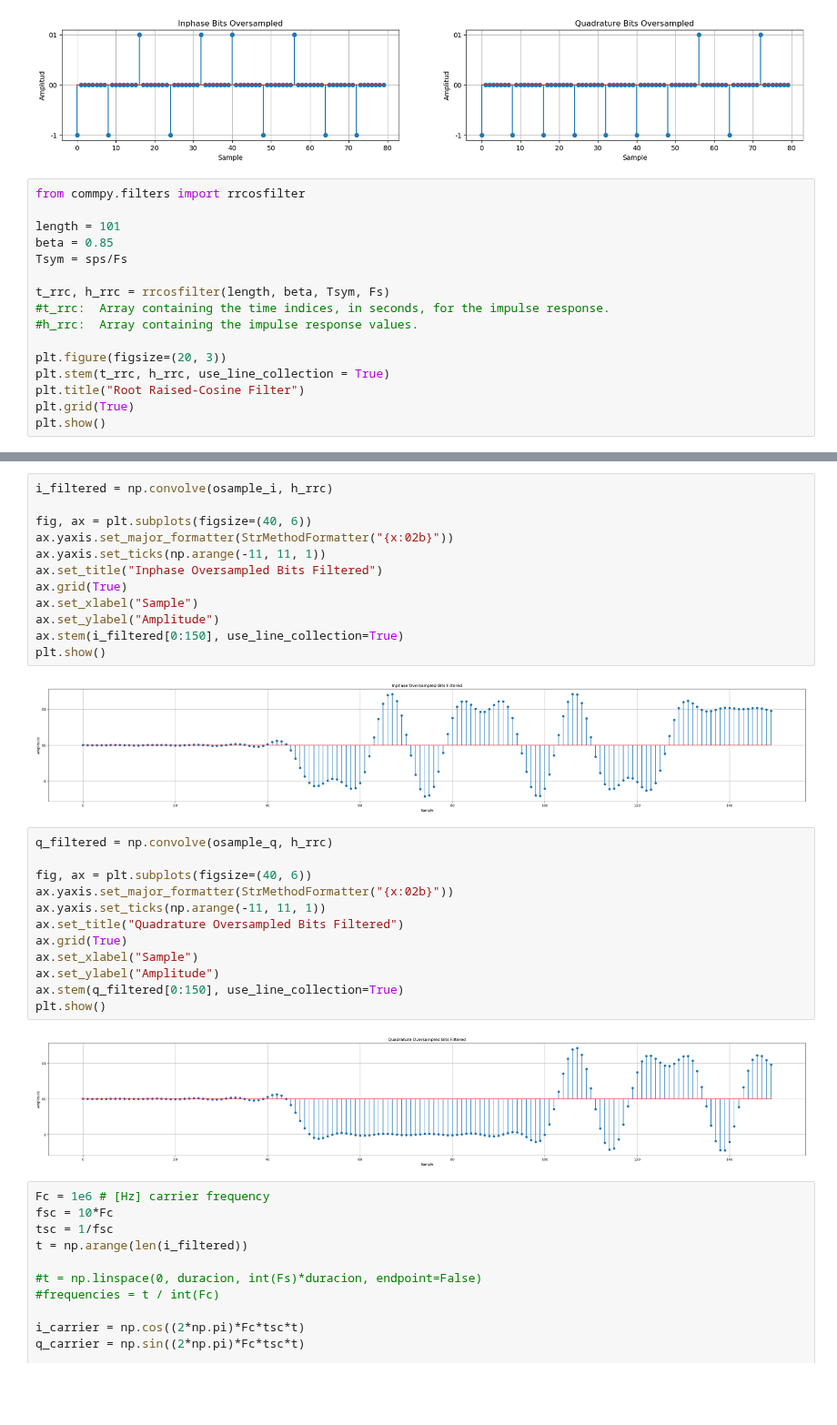
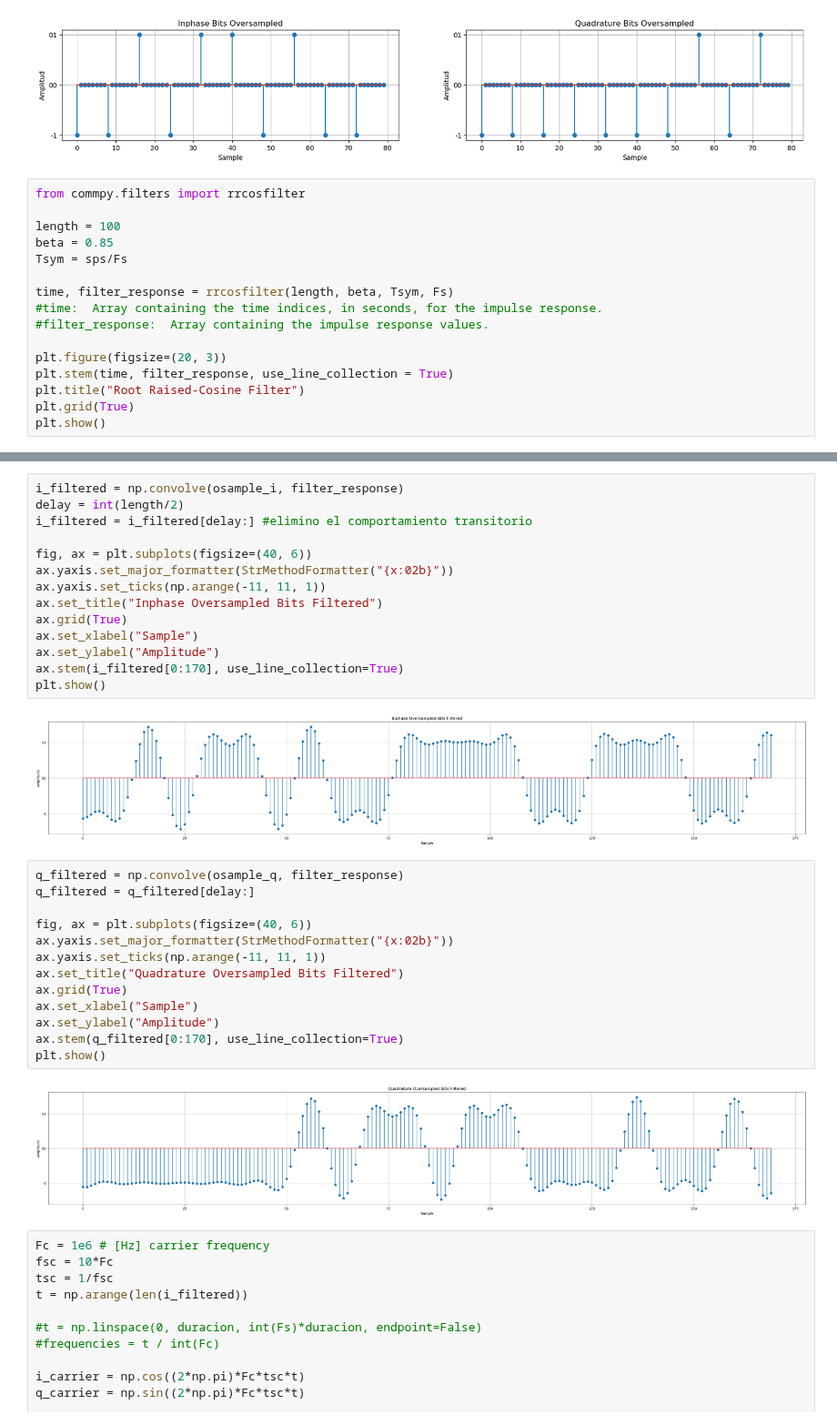
Before and after one commit to sofia-am/QPSK-8PSK-Simulation, a Jupyter notebook: notebook/sampling.ipynb, the cells around one changed output, grey strips where cells are left out. Shown at 91% size. Saved outputs shown, nothing was run; the diff lists cells and outputs as text; blank space fills up the shorter version.

Commit message:
fix: remove transient filter response

```diff
--- a/notebook/sampling.ipynb
+++ b/notebook/sampling.ipynb
@@ -78,16 +78,16 @@ plt.show()
 # %%
 from commpy.filters import rrcosfilter
 
-length = 101
+length = 100
 beta = 0.85
 Tsym = sps/Fs
 
-t_rrc, h_rrc = rrcosfilter(length, beta, Tsym, Fs)
-#t_rrc:  Array containing the time indices, in seconds, for the impulse response.
-#h_rrc:  Array containing the impulse response values.
+time, filter_response = rrcosfilter(length, beta, Tsym, Fs)
+#time:  Array containing the time indices, in seconds, for the impulse response.
+#filter_response:  Array containing the impulse response values.
 
 plt.figure(figsize=(20, 3))
-plt.stem(t_rrc, h_rrc, use_line_collection = True)
+plt.stem(time, filter_response, use_line_collection = True)
 plt.title("Root Raised-Cosine Filter")
 plt.grid(True)
 plt.show()
@@ -96,5 +96,7 @@ plt.show()
 # %%
-i_filtered = np.convolve(osample_i, h_rrc)
+i_filtered = np.convolve(osample_i, filter_response)
+delay = int(length/2)
+i_filtered = i_filtered[delay:] #elimino el comportamiento transitorio
 
 fig, ax = plt.subplots(figsize=(40, 6))
 ax.yaxis.set_major_formatter(StrMethodFormatter("{x:02b}"))
@@ -103,24 +105,25 @@ ax.set_title("Inphase Oversampled Bits Filtered")
 ax.grid(True)
 ax.set_xlabel("Sample")
 ax.set_ylabel("Amplitude")
-ax.stem(i_filtered[0:150], use_line_collection=True)
+ax.stem(i_filtered[0:170], use_line_collection=True)
 plt.show()
 # %% [output]
-[figure, old version]
+[figure, new version]
 # %%
-q_filtered = np.convolve(osample_q, h_rrc)
+q_filtered = np.convolve(osample_q, filter_response)
+q_filtered = q_filtered[delay:]
 
 fig, ax = plt.subplots(figsize=(40, 6))
 ax.yaxis.set_major_formatter(StrMethodFormatter("{x:02b}"))
 ax.yaxis.set_ticks(np.arange(-11, 11, 1))
 ax.set_title("Quadrature Oversampled Bits Filtered")
 ax.grid(True)
 ax.set_xlabel("Sample")
 ax.set_ylabel("Amplitude")
-ax.stem(q_filtered[0:150], use_line_collection=True)
+ax.stem(q_filtered[0:170], use_line_collection=True)
 plt.show()
 # %% [output]
-[figure, old version]
+[figure, new version]
 # %%
 Fc = 1e6 # [Hz] carrier frequency
 fsc = 10*Fc
```
Also changed, not shown: parts of 2 cells of this notebook.
